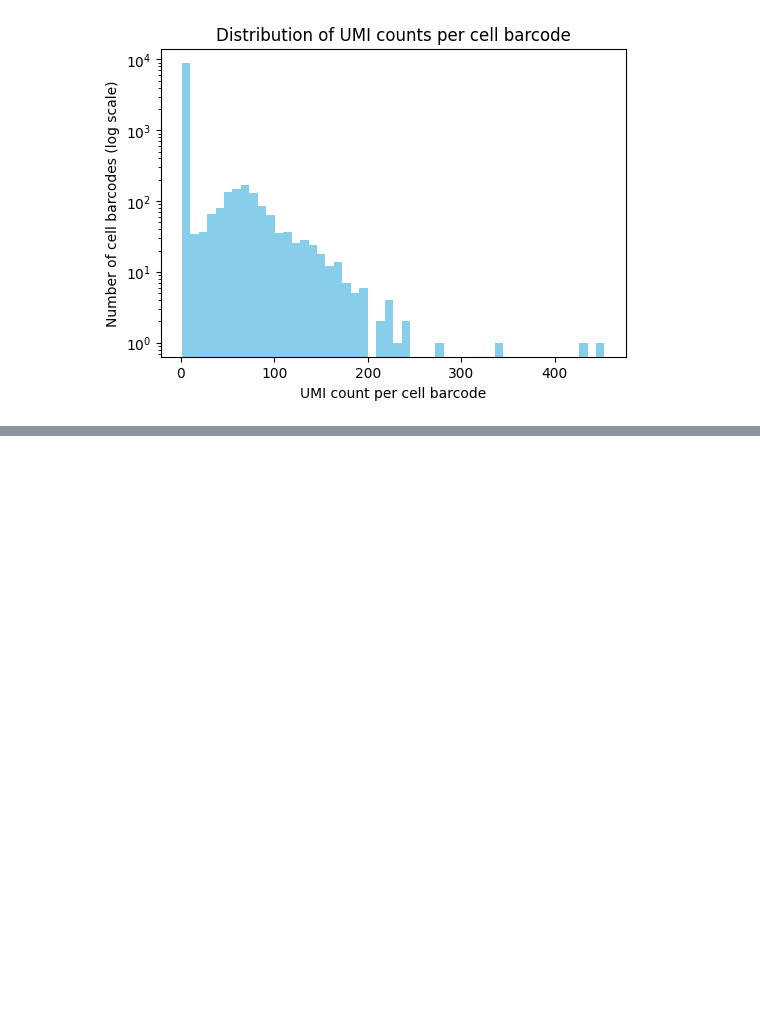
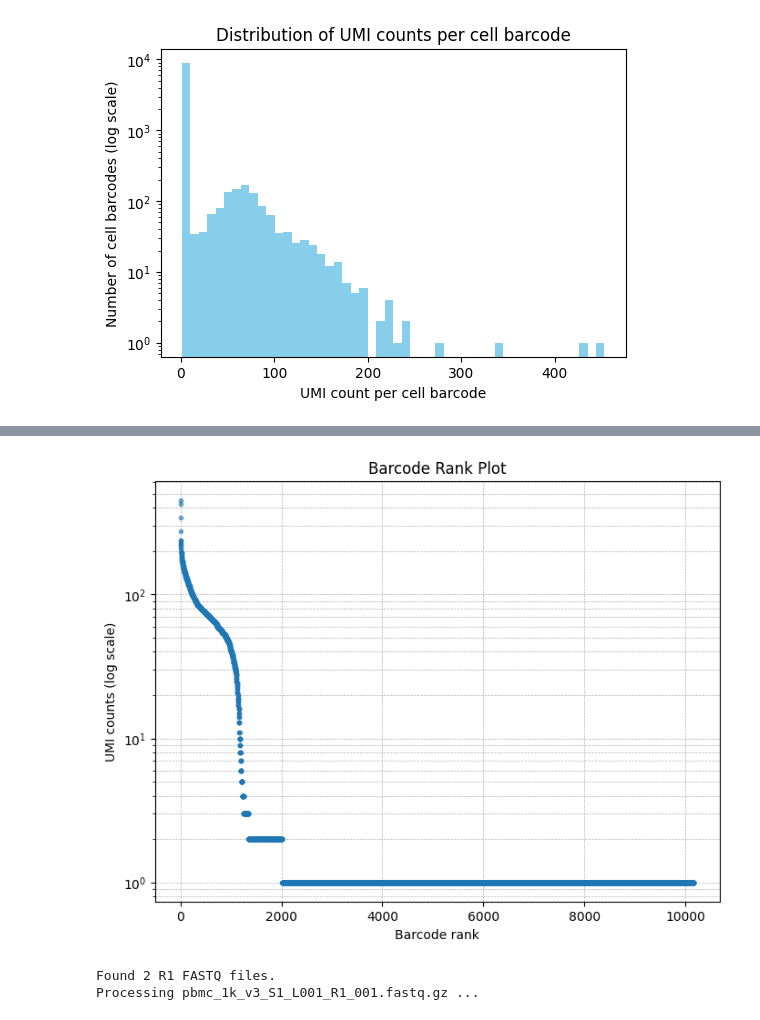
Before and after one commit to nayoungku1/demuxly, a Jupyter notebook: 1k_PBMC_pipeline.ipynb, the cells around one changed output, grey strips where cells are left out. Saved outputs shown, nothing was run; the diff lists cells and outputs as text; code cells hidden in the pictures; blank space fills up the shorter version.

Commit message:
Update for 1k data FASTQ parsing process

```diff
--- a/1k_PBMC_pipeline.ipynb
+++ b/1k_PBMC_pipeline.ipynb
@@ -208,0 +220,32 @@ In the [10x genomics](https://www.10xgenomics.com/datasets/10-k-pbm-cs-from-a-he
+# %%
+def plot_barcode_rank(barcode_umi_counts, top_n=None):
+    """
+    barcode rank plot 그리기
+    - x축: rank (barcode 순위)
+    - y축: UMI count (로그 스케일)
+    """
+    # barcode별 UMI count 합산
+    barcode_counts = {}
+    for (barcode, umi), c in barcode_umi_counts.items():
+        barcode_counts[barcode] = barcode_counts.get(barcode, 0) + c
+
+    # 내림차순 정렬
+    sorted_counts = sorted(barcode_counts.values(), reverse=True)
+
+    # 상위 top_n개만 표시
+    sorted_counts = sorted_counts[:top_n]
+
+    plt.figure(figsize=(8,6))
+    plt.plot(range(1, len(sorted_counts)+1), sorted_counts, marker='.', linestyle='none', alpha=0.6)
+    plt.yscale("log")
+    plt.xlabel("Barcode rank")
+    plt.ylabel("UMI counts (log scale)")
+    plt.title("Barcode Rank Plot")
+    plt.grid(True, which="both", linestyle="--", linewidth=0.5)
+    plt.show()
+
+    return sorted_counts
+
+sorted_counts = plot_barcode_rank(barcode_umi_counts, top_n=None)
+# %% [output]
+[figure, added]
@@ -208,0 +393,15 @@ In the [10x genomics](https://www.10xgenomics.com/datasets/10-k-pbm-cs-from-a-he
+# %%
+barcode_umi_counts = read_all_r1_fastq(fastq_folder, max_reads_per_file=None)
+
+# 2) .h5 경로 지정 (Cell Ranger output)
+cellranger_h5 = "data/pbmc_1k_v3_raw_feature_bc_matrix.h5"  # 예시, 실제 경로로 바꾸세요
+
+# 3) plot (manual top-K 예: 1000) 및 expect_cells=1000 표시
+res = plot_manual_vs_cellranger(barcode_umi_counts,
+                                show_top_n_on_x=20000,
+                                cellranger_h5_path=cellranger_h5,
+                                manual_topk=1000,
+                                expect_cells=1000)
+# %% [output]
+Found 2 R1 FASTQ files.
+Processing pbmc_1k_v3_S1_L001_R1_001.fastq.gz ...
```
Also changed, not shown: parts of 2 cells of this notebook, 1 other file.
